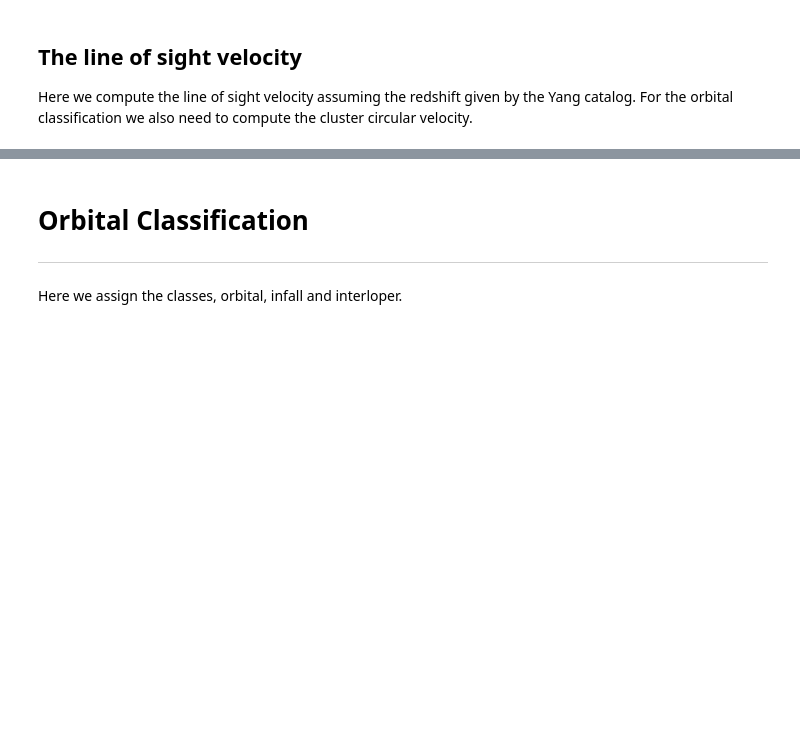
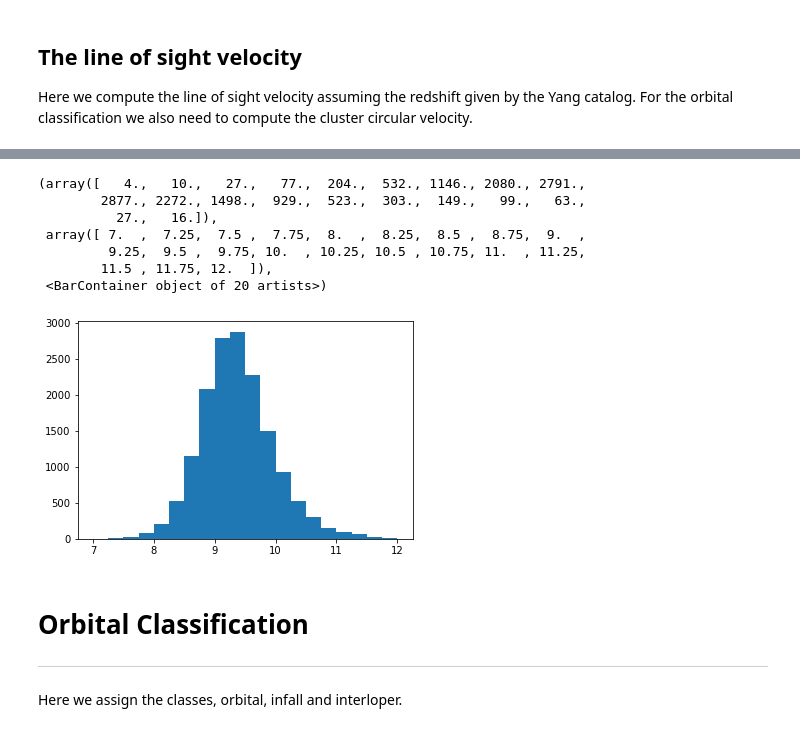
Before and after one commit to estevesjh/galaxyFormation, a Jupyter notebook: notebooks/PreProcessing.ipynb, the cells around one changed output, grey strips where cells are left out. Drawn from its saved outputs; the diff is of its cells as text; code cells hidden in the pictures; blank space fills up the shorter version.

```diff
--- a/notebooks/PreProcessing.ipynb
+++ b/notebooks/PreProcessing.ipynb
@@ -272,3 +272,6 @@ rnorm = gal['Rn']
 cut = np.abs(vlosn)<3.0
 # %%
 ## change the r200c to the r200m.
+# %%
+rcls = np.array(gal['R'])*u.Mpc
+rcls = rcls.to(u.km).value
@@ -274,0 +281,3 @@ cut = np.abs(vlosn)<3.0
+# %%
+tinfall = (rcls/(np.abs(vlos)+1e-9))*u.s.to(u.yr)
+# tinfall/= to_gyr
@@ -275,3 +286,14 @@ cut = np.abs(vlosn)<3.0
+# %%
+plt.hist(np.log10(tinfall[vmask]),bins=np.linspace(7.,12.,21))
+# %% [output]
+(array([   4.,   10.,   27.,   77.,  204.,  532., 1146., 2080., 2791.,
+        2877., 2272., 1498.,  929.,  523.,  303.,  149.,   99.,   63.,
+          27.,   16.]),
+ array([ 7.  ,  7.25,  7.5 ,  7.75,  8.  ,  8.25,  8.5 ,  8.75,  9.  ,
+         9.25,  9.5 ,  9.75, 10.  , 10.25, 10.5 , 10.75, 11.  , 11.25,
+        11.5 , 11.75, 12.  ]),
+ <BarContainer object of 20 artists>)
+[figure, added]
 # %% [markdown]
 # Orbital Classification
 ---------------------------------------
```
Also changed, not shown: parts of 9 cells of this notebook, 2 other files.
